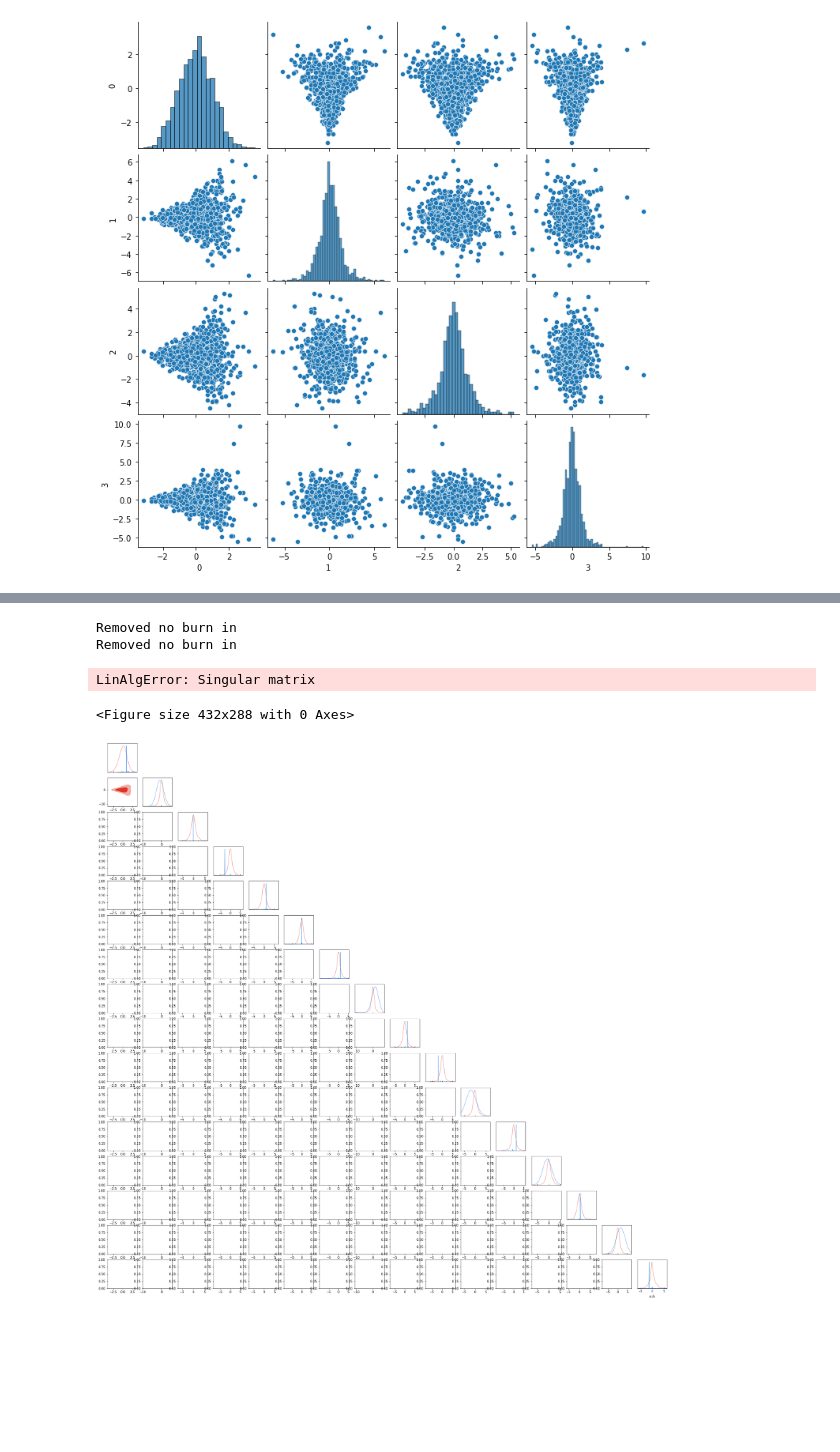
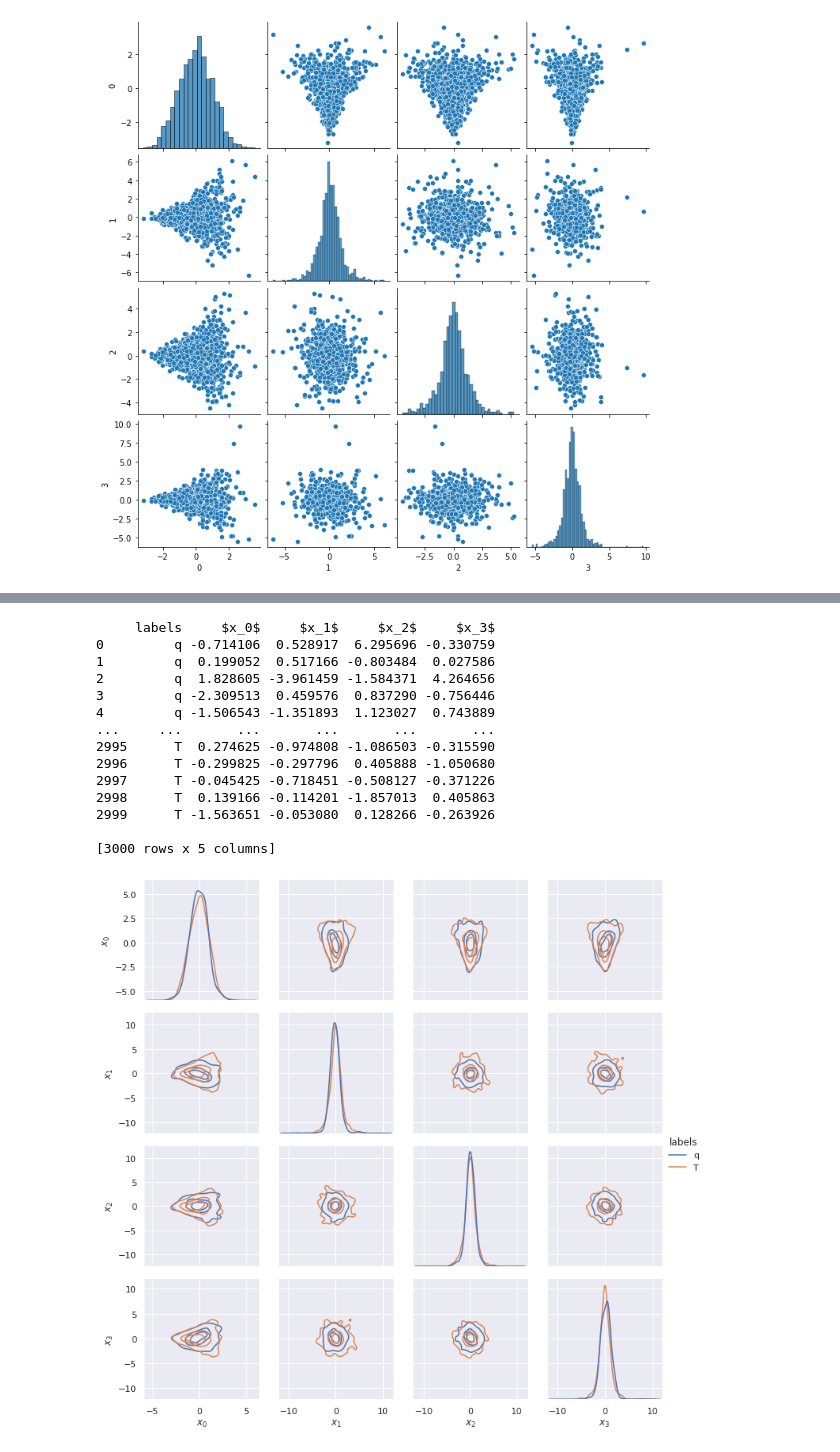
Before and after one commit to RichardGrumitt/nfmc_jax_tests, a Jupyter notebook: funnel_test.ipynb, the cells around one changed output, grey strips where cells are left out. Saved outputs shown, nothing was run; the diff lists cells and outputs as text; code cells hidden in the pictures; blank space fills up the shorter version.

```diff
--- a/funnel_test.ipynb
+++ b/funnel_test.ipynb
@@ -776,8 +398,54 @@ Removed no burn in
-# %%
-plot_triangles(q_samples, iw, truth_samples=x_prime)
-# %% [output]
-Removed no burn in
-Removed no burn in
-LinAlgError: Singular matrix
-<Figure size 432x288 with 0 Axes>
-[figure, removed]
+# %%
+def sns_pairplot(q_samples, q_weights, truth_samples=None, q_label='q',
+                 truth_label='Truth', out_name=None, levels=10):
+
+    q_samples = np.asarray(q_samples)
+    q_weights = np.asarray(q_weights)
+    if truth_samples is not None:
+        truth_samples = np.asarray(truth_samples)
+        labels = np.empty(len(q_samples) + len(truth_samples), dtype=str)
+        labels[:len(q_samples)] = q_label
+        labels[len(q_samples):] = truth_label
+        x_samples = np.concatenate([q_samples, truth_samples])
+        weights = np.concatenate([q_weights, np.ones(len(truth_samples))])
+    else:
+        labels = np.empty(len(q_samples), dtype=str)
+        labels[:] = q_label
+        x_samples = q_samples
+        weights = q_weights
+
+
+    d = {}
+    d['labels'] = labels
+    for i in range(x_samples.shape[1]):
+        d[f'$x_{i}$'] = x_samples[:, i]
+
+    df = pd.DataFrame(d)
+    print(df)
+
+    sns.set_theme()
+    g = sns.PairGrid(df, hue='labels', palette='deep')
+    g.map_diag(sns.kdeplot, weights=weights, common_norm=False, levels=levels)
+    g.map_offdiag(sns.kdeplot, weights=weights, common_norm=False, levels=levels)
+    g.add_legend()
+    if out_name is not None:
+        g.savefig(out_name)
+# %%
+sns_pairplot(q_samples[:, 0:4], iw, x_prime[:, 0:4], levels=4,
+             out_name='./dla_figs/funnel_16d_final_weighted.png')
+# %% [output]
+     labels     $x_0$     $x_1$     $x_2$     $x_3$
+0         q -0.714106  0.528917  6.295696 -0.330759
+1         q  0.199052  0.517166 -0.803484  0.027586
+2         q  1.828605 -3.961459 -1.584371  4.264656
+3         q -2.309513  0.459576  0.837290 -0.756446
+4         q -1.506543 -1.351893  1.123027  0.743889
+...     ...       ...       ...       ...       ...
+2995      T  0.274625 -0.974808 -1.086503 -0.315590
+2996      T -0.299825 -0.297796  0.405888 -1.050680
+2997      T -0.045425 -0.718451 -0.508127 -0.371226
+2998      T  0.139166 -0.114201 -1.857013  0.405863
+2999      T -1.563651 -0.053080  0.128266 -0.263926
+
+[3000 rows x 5 columns]
+[figure, added]
```
Also changed, not shown: parts of 24 cells of this notebook.
